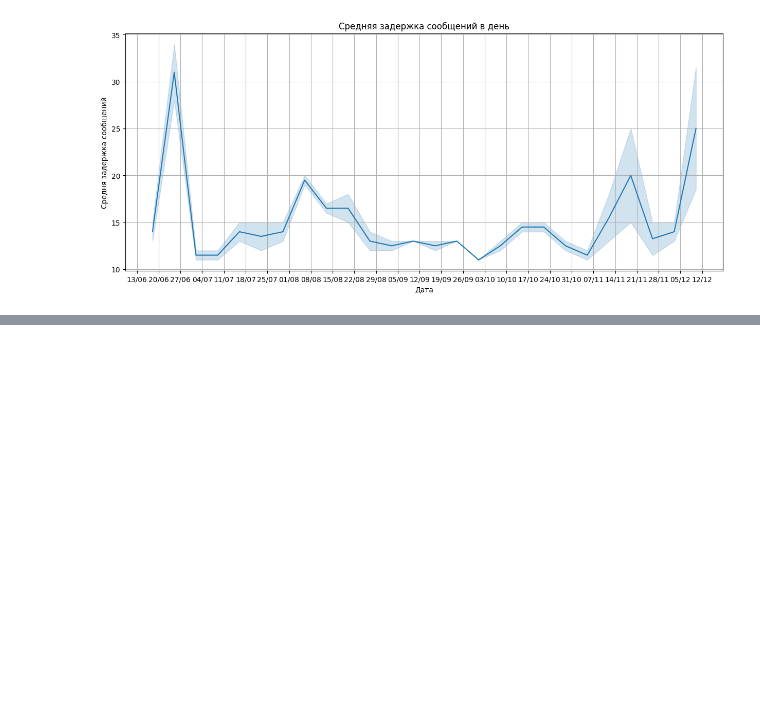
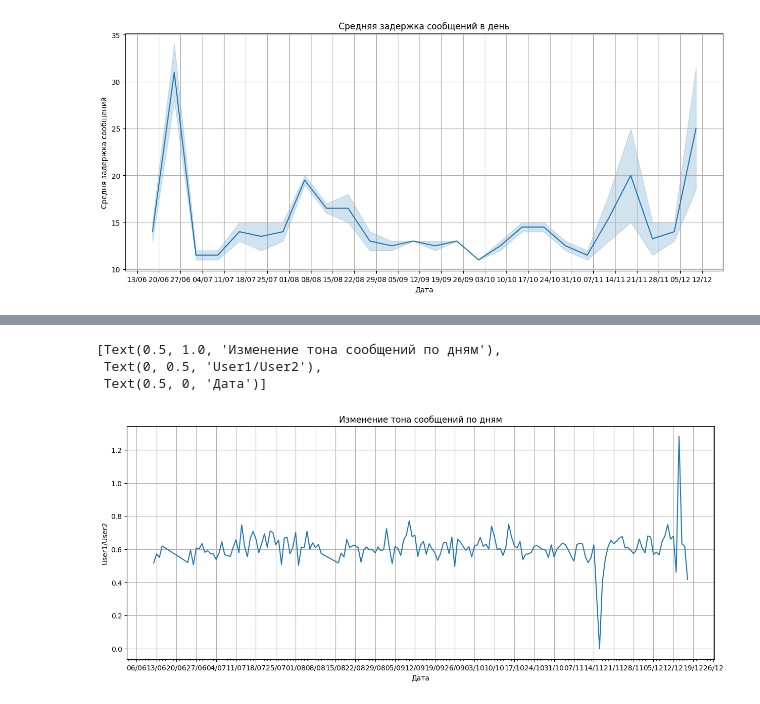
Before and after one commit to truffix/texting_analysis, a Jupyter notebook: telegram_anal.ipynb, the cells around one changed output, grey strips where cells are left out. Drawn from its saved outputs; the diff is of its cells as text; code cells hidden in the pictures; blank space fills up the shorter version.

```diff
--- a/telegram_anal.ipynb
+++ b/telegram_anal.ipynb
@@ -551,0 +566,3 @@ plt.savefig('Средняя задержка сообщений в день.png'
+# %%
+df_ton = df.groupby(pd.Grouper(key='date', freq='D')).agg(ton=('ton','mean')).reset_index()
+df_ton
@@ -551,0 +583,13 @@ plt.savefig('Средняя задержка сообщений в день.png'
+# %%
+fig, ax = plt.subplots(figsize=(15,6))
+date_form = DateFormatter("%d/%m")
+ax.xaxis.set_major_formatter(date_form)
+ax.xaxis.set_major_locator(mdates.WeekdayLocator(interval=1))
+ax.xaxis.set_minor_locator(mdates.DayLocator())
+plt.grid()
+sns.lineplot(data=df_ton, x="date", y="ton").set(title='Изменение тона сообщений по дням', ylabel='User1/User2', xlabel="Дата")
+# %% [output]
+[Text(0.5, 1.0, 'Изменение тона сообщений по дням'),
+ Text(0, 0.5, 'User1/User2'),
+ Text(0.5, 0, 'Дата')]
+[figure, added]
```
Also changed, not shown: parts of 8 cells of this notebook.
